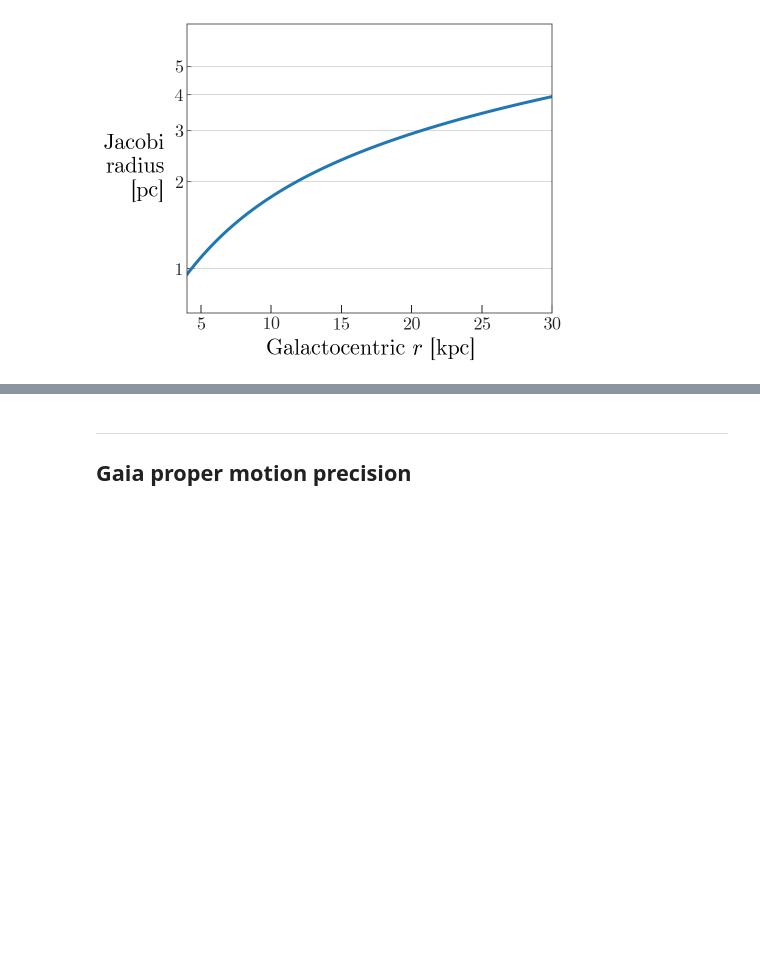
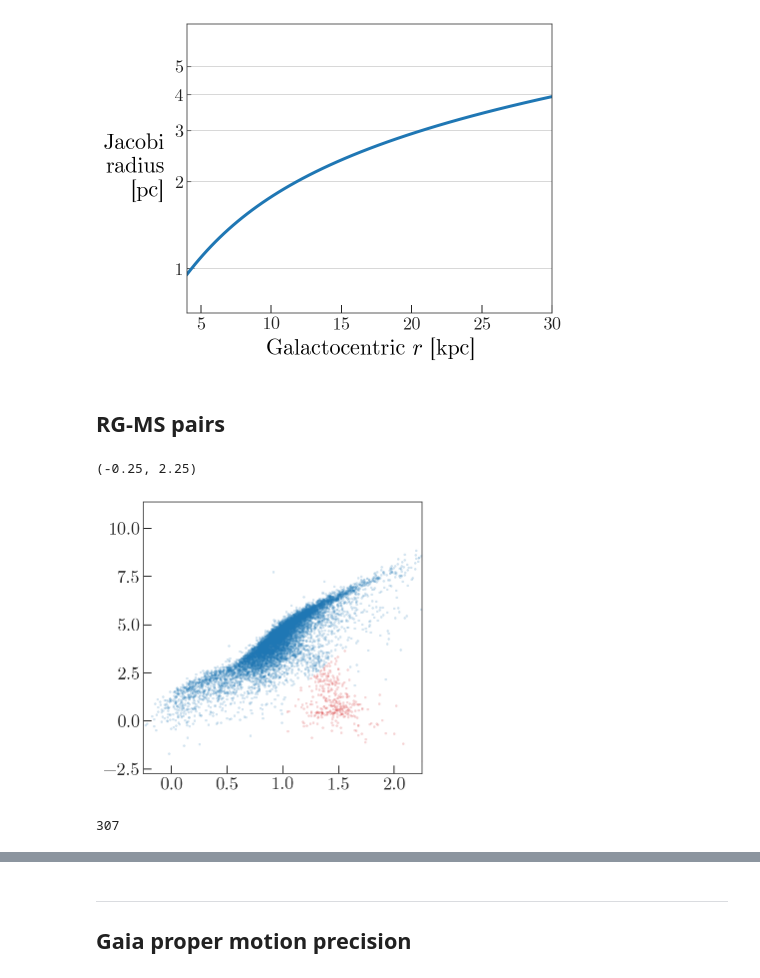
Before and after one commit to adrn/talks, a Jupyter notebook: Comoving stars/Talk figures.ipynb, the cells around one changed output, grey strips where cells are left out. Saved outputs shown, nothing was run; the diff lists cells and outputs as text; code cells hidden in the pictures; blank space fills up the shorter version.

Commit message:
rg - main sequence pairs

```diff
--- a/Comoving stars/Talk figures.ipynb
+++ b/Comoving stars/Talk figures.ipynb
@@ -85,3 +85,60 @@ fig.tight_layout()
 fig.savefig(path.join(figure_path, 'jacobi_radius.pdf'))
 # %% [output]
 [figure]
+# %% [markdown]
+## RG-MS pairs
+# %%
+from astropy.table import Table
+from matplotlib.animation import FuncAnimation
+
+tbl1 = Table.read('../../gaia-comoving-stars/paper/t1-1-star.txt', format='ascii.csv')
+tbl2 = Table.read('../../gaia-comoving-stars/paper/t1-2-pair.txt', format='ascii.csv')
+tbl3 = Table.read('../../gaia-comoving-stars/paper/t1-3-group.txt', format='ascii.csv')
+
+star1 = tbl1[tbl2['star1']]
+star2 = tbl1[tbl2['star2']]
+# %%
+M_G = tbl1['G'] - 5*np.log10(tbl1['distance'] / (10.))
+G_J = tbl1['G'] - tbl1['J']
+# %%
+def giant_mask(G_J, M_G):
+    mask = G_J > 1
+
+    sub_cut = (G_J > 1) & (G_J < 1.6)
+    mask[sub_cut] &= (M_G[sub_cut] < (5*(G_J[sub_cut] - 1) + 1.))
+
+    sub_cut = (G_J > 1.6)
+    mask[sub_cut] &= (M_G[sub_cut] < (0.5*(G_J[sub_cut] - 1) + 1.))
+
+    return mask
+# %%
+plt.figure(figsize=(5,5))
+
+giants = giant_mask(G_J, M_G)
+plt.plot(G_J[giants], M_G[giants], color='tab:red',
+         marker='.', alpha=0.2, linestyle='none')
+plt.plot(G_J[~giants], M_G[~giants], color='tab:blue',
+         marker='.', alpha=0.2, linestyle='none')
+plt.xlim(-0.25, 2.25)
+# plt.ylim(8.5, -1.5)
+# %% [output]
+(-0.25, 2.25)
+[figure, added]
+# %%
+giant_gid = tbl1[giants]['group_id']
+ms_gid = tbl1[~giants]['group_id']
+
+giant_ms_group_ids = giant_gid[np.in1d(giant_gid, ms_gid)]
+print(len(giant_ms_group_ids))
+
+g_ms_idx = np.in1d(tbl1['group_id'], giant_ms_group_ids)
+_tbl1 = tbl1[g_ms_idx]
+
+_idx = (np.in1d(tbl2['star1'], _tbl1['row_id']) &
+        np.in1d(tbl2['star2'], _tbl1['row_id']))
+_tbl2 = tbl2[_idx]
+
+star1_giant_ms = tbl1[_tbl2['star1']]
+star2_giant_ms = tbl1[_tbl2['star2']]
+# %% [output]
+307
```
Also changed, not shown: parts of 5 cells of this notebook.
